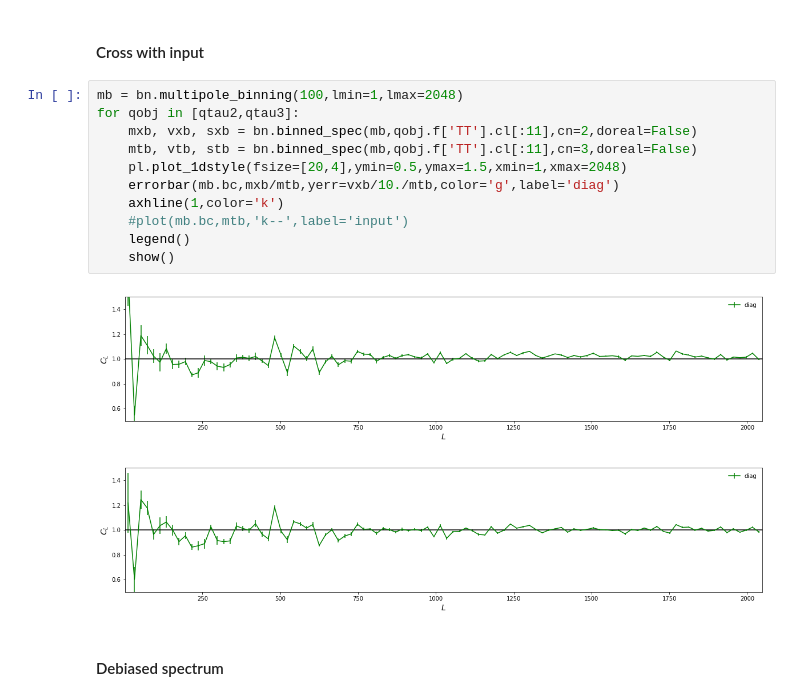
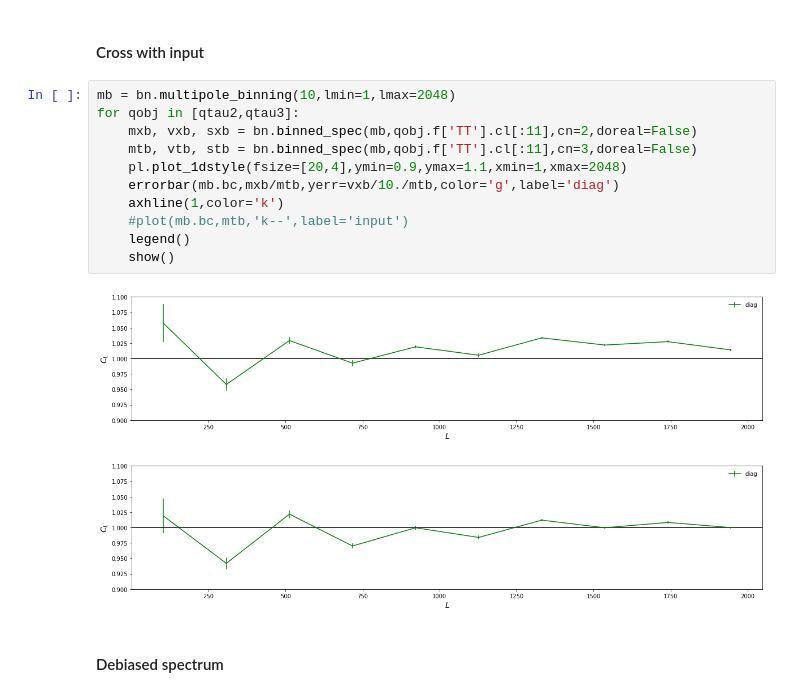
Before and after one commit to toshiyan/planck-tauxy, a Jupyter notebook: check_qtau_aps.ipynb, the cells around one changed output. Drawn from its saved outputs; the diff is of its cells as text.

```diff
--- a/check_qtau_aps.ipynb
+++ b/check_qtau_aps.ipynb
@@ -49,19 +49,19 @@ for qobj in [qtau0,qtau1]:
 # %% [markdown]
 #### Cross with input
 # %%
-mb = bn.multipole_binning(100,lmin=1,lmax=2048)
+mb = bn.multipole_binning(10,lmin=1,lmax=2048)
 for qobj in [qtau2,qtau3]:
     mxb, vxb, sxb = bn.binned_spec(mb,qobj.f['TT'].cl[:11],cn=2,doreal=False)
     mtb, vtb, stb = bn.binned_spec(mb,qobj.f['TT'].cl[:11],cn=3,doreal=False)
-    pl.plot_1dstyle(fsize=[20,4],ymin=0.5,ymax=1.5,xmin=1,xmax=2048)
+    pl.plot_1dstyle(fsize=[20,4],ymin=0.9,ymax=1.1,xmin=1,xmax=2048)
     errorbar(mb.bc,mxb/mtb,yerr=vxb/10./mtb,color='g',label='diag')
     axhline(1,color='k')
     #plot(mb.bc,mtb,'k--',label='input')
     legend()
     show()
 # %% [output]
-[figure, old version]
+[figure, new version]
-[figure, old version]
+[figure, new version]
 # %% [markdown]
 #### Debiased spectrum
 # %%
```
Also changed, not shown: 1 other file.
